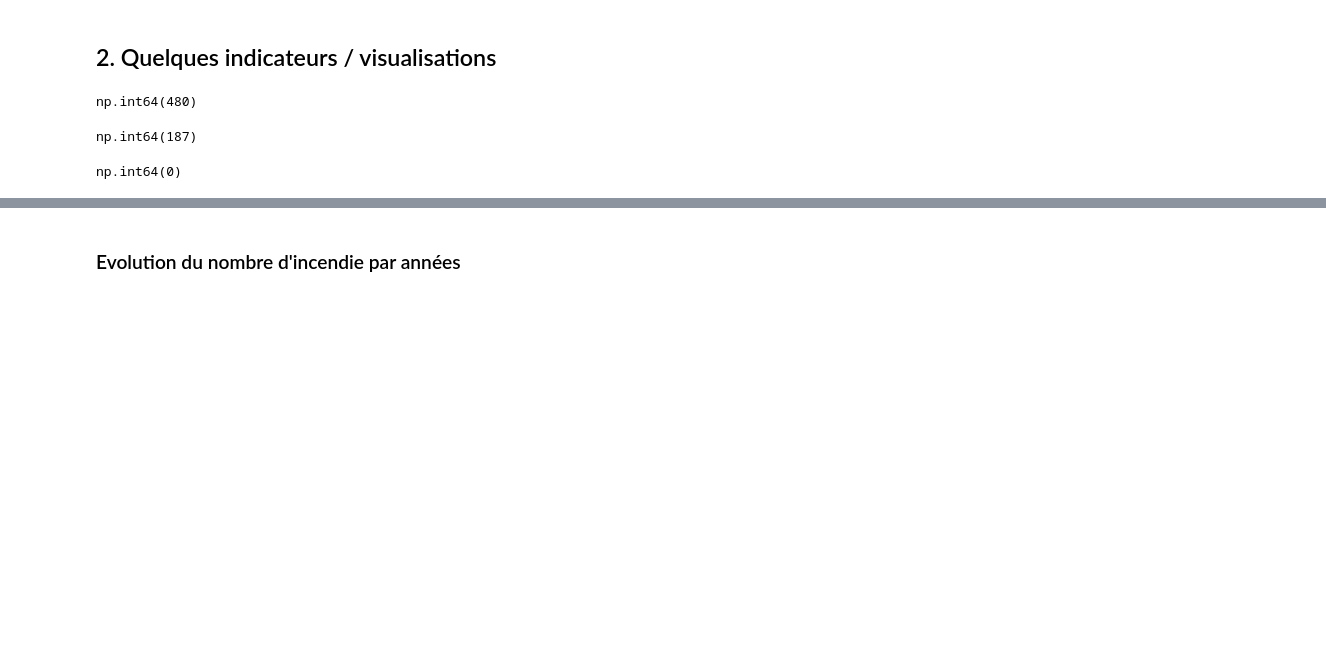
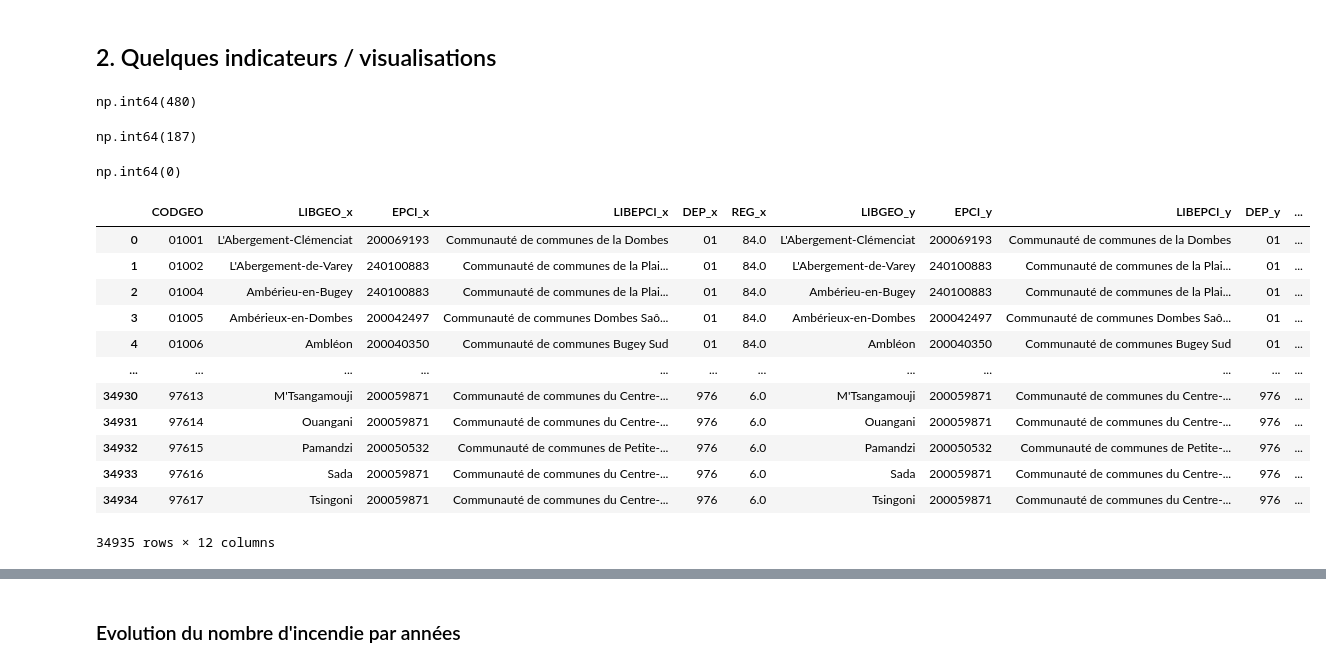
Before and after one commit to solenwa/FaciliTACCT-Equipe3, a Jupyter notebook: Incendies.ipynb, the cells around one changed output, grey strips where cells are left out. Cells and saved outputs as stored; diff of their text form; code cells hidden in the pictures; blank space fills up the shorter version.

```diff
--- a/Incendies.ipynb
+++ b/Incendies.ipynb
@@ -95,6 +91,22 @@ np.int64(187)
 df_export['CODGEO'].isnull().sum()
 # %% [output]
 np.int64(0)
+# %%
+cp.merge(cp, on='CODGEO', how='left').merge(df_nombre_incendies_par_collectivite, on='CODGEO', how='left')
+# %% [output]
+|  | CODGEO | LIBGEO_x | EPCI_x | LIBEPCI_x | DEP_x | REG_x | LIBGEO_y | EPCI_y | LIBEPCI_y | DEP_y | ... |
+| 0 | 01001 | L'Abergement-Clémenciat | 200069193 | Communauté de communes de la Dombes | 01 | 84.0 | L'Abergement-Clémenciat | 200069193 | Communauté de communes de la Dombes | 01 | ... |
+| 1 | 01002 | L'Abergement-de-Varey | 240100883 | Communauté de communes de la Plai... | 01 | 84.0 | L'Abergement-de-Varey | 240100883 | Communauté de communes de la Plai... | 01 | ... |
+| 2 | 01004 | Ambérieu-en-Bugey | 240100883 | Communauté de communes de la Plai... | 01 | 84.0 | Ambérieu-en-Bugey | 240100883 | Communauté de communes de la Plai... | 01 | ... |
+| 3 | 01005 | Ambérieux-en-Dombes | 200042497 | Communauté de communes Dombes Saô... | 01 | 84.0 | Ambérieux-en-Dombes | 200042497 | Communauté de communes Dombes Saô... | 01 | ... |
+| 4 | 01006 | Ambléon | 200040350 | Communauté de communes Bugey Sud | 01 | 84.0 | Ambléon | 200040350 | Communauté de communes Bugey Sud | 01 | ... |
+| ... | ... | ... | ... | ... | ... | ... | ... | ... | ... | ... | ... |
+| 34930 | 97613 | M'Tsangamouji | 200059871 | Communauté de communes du Centre-... | 976 | 6.0 | M'Tsangamouji | 200059871 | Communauté de communes du Centre-... | 976 | ... |
+| 34931 | 97614 | Ouangani | 200059871 | Communauté de communes du Centre-... | 976 | 6.0 | Ouangani | 200059871 | Communauté de communes du Centre-... | 976 | ... |
+| 34932 | 97615 | Pamandzi | 200050532 | Communauté de communes de Petite-... | 976 | 6.0 | Pamandzi | 200050532 | Communauté de communes de Petite-... | 976 | ... |
+| 34933 | 97616 | Sada | 200059871 | Communauté de communes du Centre-... | 976 | 6.0 | Sada | 200059871 | Communauté de communes du Centre-... | 976 | ... |
+| 34934 | 97617 | Tsingoni | 200059871 | Communauté de communes du Centre-... | 976 | 6.0 | Tsingoni | 200059871 | Communauté de communes du Centre-... | 976 | ... |
+34935 rows × 12 columns
 # %%
 # Area covered by fire, by year and by community
 df_surfaces_incendiées_par_collectivite_et_annee = df_export.groupby(['CODGEO','Année'])['Surface parcourue (km2)'].sum().reset_index()
```
Also changed, not shown: parts of 6 cells of this notebook.
